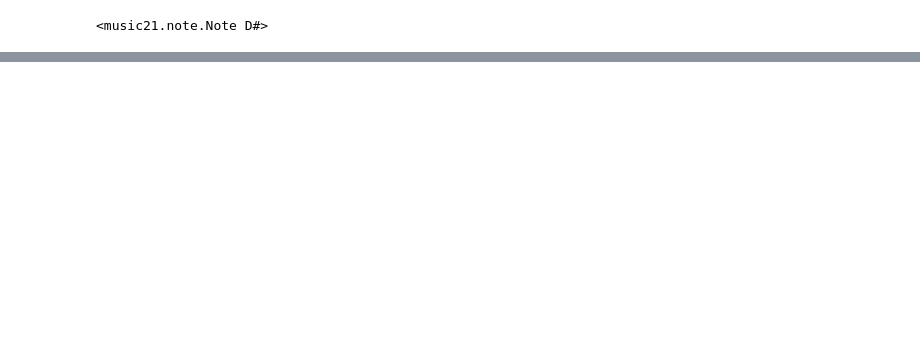
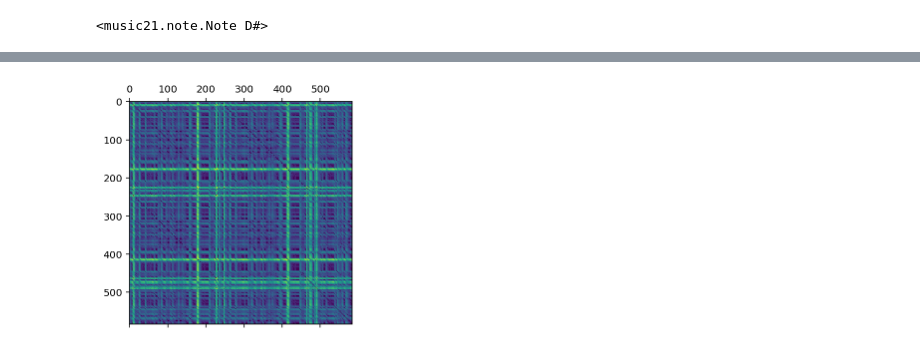
Before and after one commit to ljoglar/makam_paterns, a Jupyter notebook: getIntervalInTones.ipynb, the cells around one changed output, grey strips where cells are left out. Saved outputs shown, nothing was run; the diff lists cells and outputs as text; code cells hidden in the pictures; blank space fills up the shorter version.

```diff
--- a/getIntervalInTones.ipynb
+++ b/getIntervalInTones.ipynb
@@ -60,0 +136,5 @@ print(getIntervalInTones(notes[102], n1))
+# %%
+plt.matshow(squareform(dist_dur))
+plt.savefig('dur.png', dpi=1000)
+# %% [output]
+[figure, added]
```
Also changed, not shown: parts of 14 cells of this notebook, 2 other files.
